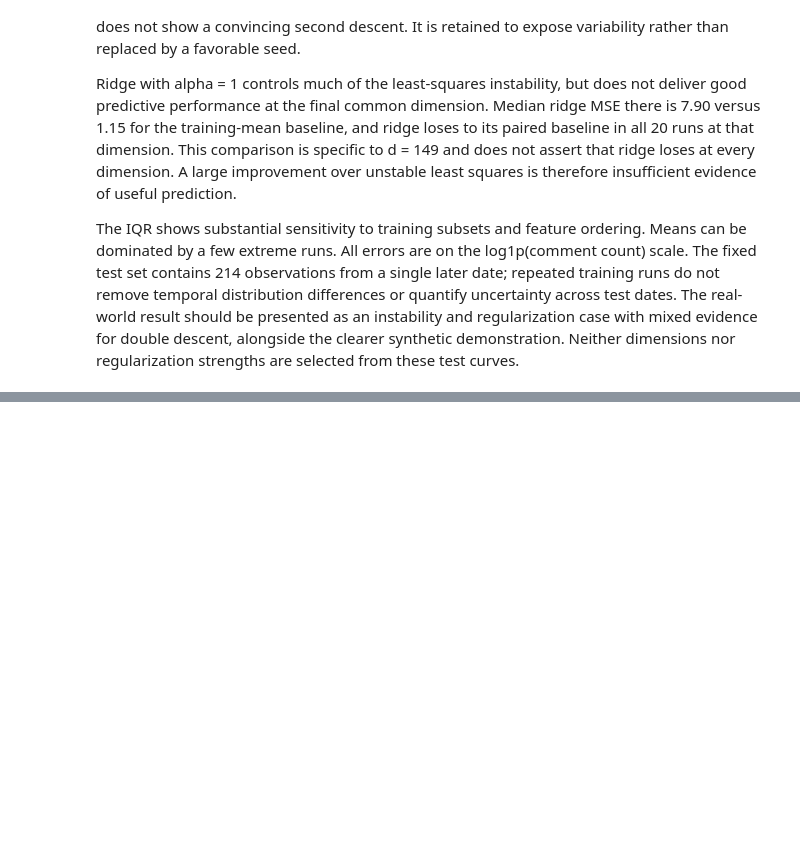
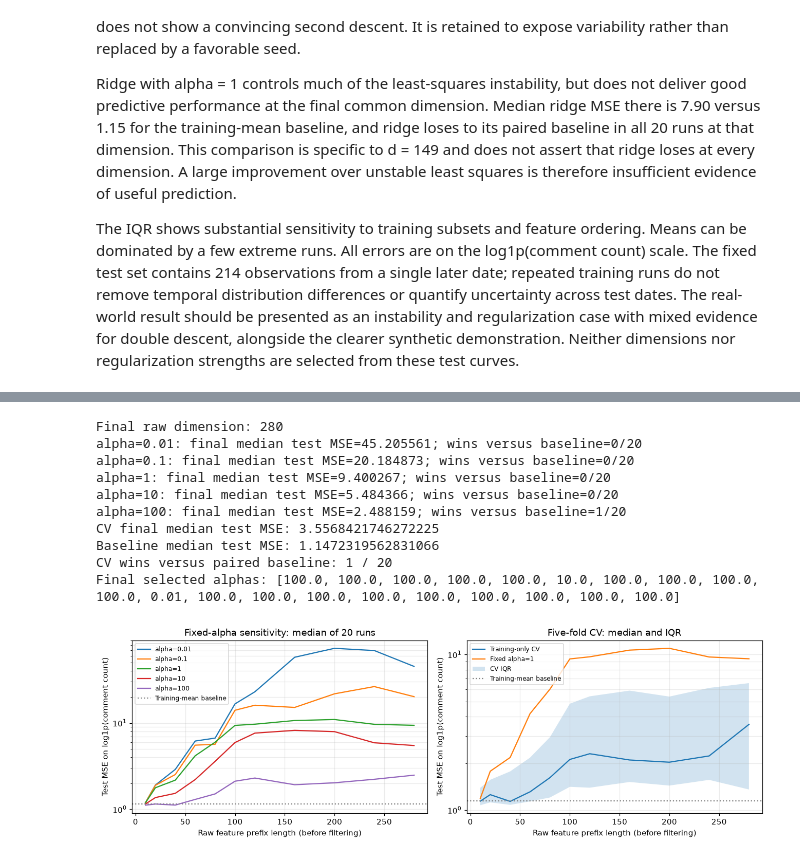
Before and after one commit to stelaamile/Machine-learning-project, a Jupyter notebook: notebooks/02_real_world_double_descent.ipynb, the cells around one changed output, grey strips where cells are left out. Drawn from its saved outputs; the diff is of its cells as text; code cells hidden in the pictures; blank space fills up the shorter version.

```diff
--- a/notebooks/02_real_world_double_descent.ipynb
+++ b/notebooks/02_real_world_double_descent.ipynb
@@ -1043,0 +1048,62 @@ The IQR shows substantial sensitivity to training subsets and feature ordering.
+# %%
+import sys
+sys.path.insert(0, str(Path("../src").resolve()))
+from extensions import run_real_ridge_extension
+
+REAL_ALPHAS = np.array([0.01, 0.1, 1.0, 10.0, 100.0])
+CV_DIMENSIONS = np.array([10, 20, 40, 60, 80, 100, 120, 160, 200, 240, 280])
+ridge_cv_runs = [run_real_ridge_extension(
+    X_full_real, y_full_real, X_test_real_full, y_test_real, seed,
+    CV_DIMENSIONS, REAL_ALPHAS, N_TRAIN_REAL, k=5
+) for seed in range(N_REAL_REPETITIONS)]
+# Seed 42 is retained as an illustration, not selected using test performance.
+ridge_cv_seed42 = run_real_ridge_extension(
+    X_full_real, y_full_real, X_test_real_full, y_test_real, RANDOM_SEED,
+    CV_DIMENSIONS, REAL_ALPHAS, N_TRAIN_REAL, k=5)
+# At all 280 raw columns this matches the existing final alpha=1 fit.
+np.testing.assert_allclose(ridge_cv_seed42["test_by_alpha"][-1][2],
+                           real_ridge_test_errors[-1], rtol=1e-8)
+cv_array = np.array([run["cv_test"] for run in ridge_cv_runs])
+alpha_array = np.array([run["test_by_alpha"] for run in ridge_cv_runs])
+cv_baselines = np.array([run["baseline_test"] for run in ridge_cv_runs])
+ridge_cv_results = {"dimensions": CV_DIMENSIONS, "alphas": REAL_ALPHAS,
+                    "folds": 5, "runs": ridge_cv_runs, "seed42": ridge_cv_seed42}
+print("Final raw dimension:", CV_DIMENSIONS[-1])
+for j, alpha in enumerate(REAL_ALPHAS):
+    print(f"alpha={alpha:g}: final median test MSE={np.median(alpha_array[:, -1, j]):.6f}; "
+          f"wins versus baseline={np.sum(alpha_array[:, -1, j] < cv_baselines)}/{N_REAL_REPETITIONS}")
+print("CV final median test MSE:", np.median(cv_array[:, -1]))
+print("Baseline median test MSE:", np.median(cv_baselines))
+print("CV wins versus paired baseline:", np.sum(cv_array[:, -1] < cv_baselines), "/", N_REAL_REPETITIONS)
+print("Final selected alphas:", [run["selected_alpha"][-1] for run in ridge_cv_runs])
+
+fig, axes = plt.subplots(1, 2, figsize=(12, 4))
+for j, alpha in enumerate(REAL_ALPHAS):
+    axes[0].plot(CV_DIMENSIONS, np.median(alpha_array[:, :, j], axis=0), label=f"alpha={alpha:g}")
+axes[0].set_title("Fixed-alpha sensitivity: median of 20 runs")
+axes[1].plot(CV_DIMENSIONS, np.median(cv_array, axis=0), label="Training-only CV")
+axes[1].plot(CV_DIMENSIONS, np.median(alpha_array[:, :, 2], axis=0), label="Fixed alpha=1")
+lo, hi = np.percentile(cv_array, [25, 75], axis=0)
+axes[1].fill_between(CV_DIMENSIONS, lo, hi, alpha=0.2, label="CV IQR")
+axes[1].set_title("Five-fold CV: median and IQR")
+for ax in axes:
+    ax.axhline(np.median(cv_baselines), color="grey", linestyle=":", label="Training-mean baseline")
+    ax.set_xlabel("Raw feature prefix length (before filtering)")
+    ax.set_ylabel("Test MSE on log1p(comment count)")
+    ax.set_yscale("log")
+    ax.grid(True, which="both", alpha=0.25)
+    ax.legend(fontsize=8)
+fig.tight_layout()
+save_and_show("real_ridge_cv")
+# %% [output]
+Final raw dimension: 280
+alpha=0.01: final median test MSE=45.205561; wins versus baseline=0/20
+alpha=0.1: final median test MSE=20.184873; wins versus baseline=0/20
+alpha=1: final median test MSE=9.400267; wins versus baseline=0/20
+alpha=10: final median test MSE=5.484366; wins versus baseline=0/20
+alpha=100: final median test MSE=2.488159; wins versus baseline=1/20
+CV final median test MSE: 3.5568421746272225
+Baseline median test MSE: 1.1472319562831066
+CV wins versus paired baseline: 1 / 20
+Final selected alphas: [100.0, 100.0, 100.0, 100.0, 100.0, 10.0, 100.0, 100.0, 100.0, 100.0, 0.01, 100.0, 100.0, 100.0, 100.0, 100.0, 100.0, 100.0, 100.0, 100.0]
+[figure, added]
```
Also changed, not shown: parts of 2 cells of this notebook, 38 other files.
